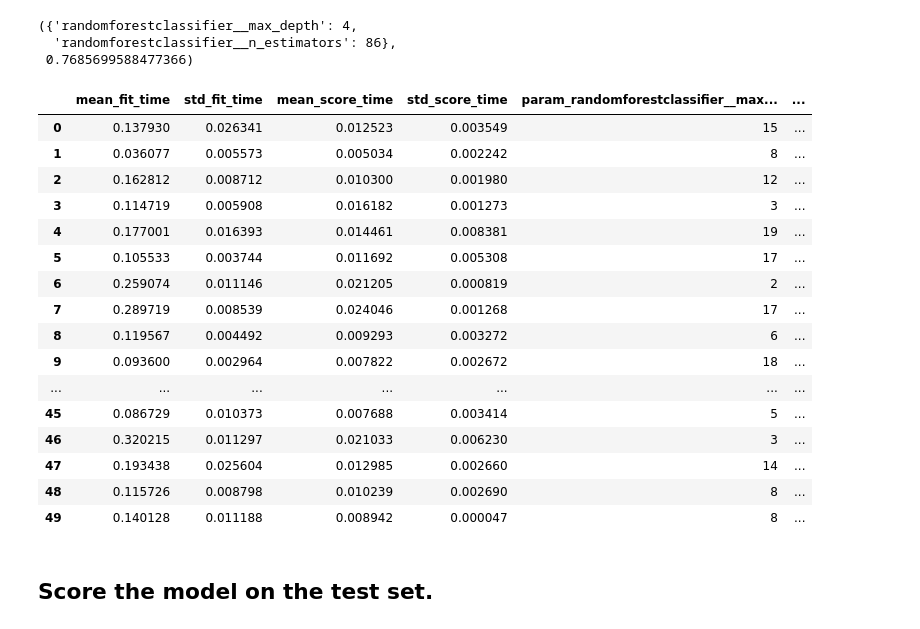
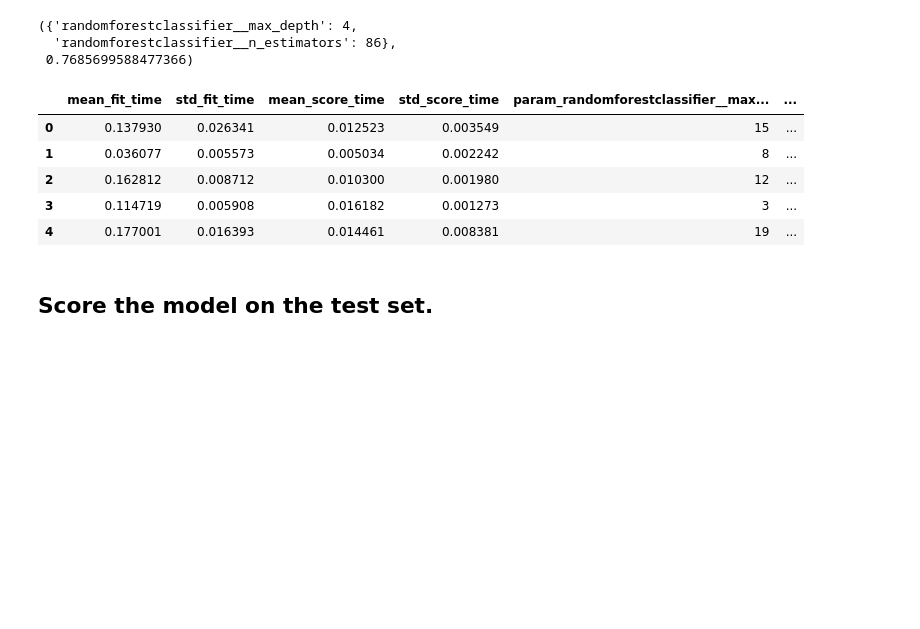
Before and after one commit to maderaroja/Predicting-Heart-Attacks, a Jupyter notebook: DS_EDA.ipynb, the cells around one changed output. Drawn from its saved outputs; the diff is of its cells as text; code cells hidden in the pictures; blank space fills up the shorter version.

```diff
--- a/DS_EDA.ipynb
+++ b/DS_EDA.ipynb
@@ -467,25 +461,14 @@ optimal_parameters, optimal_score
   'randomforestclassifier__n_estimators': 86},
  0.7685699588477366)
 # %%
-pd.DataFrame(random_search.cv_results_)
+pd.DataFrame(random_search.cv_results_).head()
 # %% [output]
 |  | mean_fit_time | std_fit_time | mean_score_time | std_score_time | param_randomforestclassifier__max... | ... |
 | 0 | 0.137930 | 0.026341 | 0.012523 | 0.003549 | 15 | ... |
 | 1 | 0.036077 | 0.005573 | 0.005034 | 0.002242 | 8 | ... |
 | 2 | 0.162812 | 0.008712 | 0.010300 | 0.001980 | 12 | ... |
 | 3 | 0.114719 | 0.005908 | 0.016182 | 0.001273 | 3 | ... |
 | 4 | 0.177001 | 0.016393 | 0.014461 | 0.008381 | 19 | ... |
-| 5 | 0.105533 | 0.003744 | 0.011692 | 0.005308 | 17 | ... |
-| 6 | 0.259074 | 0.011146 | 0.021205 | 0.000819 | 2 | ... |
-| 7 | 0.289719 | 0.008539 | 0.024046 | 0.001268 | 17 | ... |
-| 8 | 0.119567 | 0.004492 | 0.009293 | 0.003272 | 6 | ... |
-| 9 | 0.093600 | 0.002964 | 0.007822 | 0.002672 | 18 | ... |
-| ... | ... | ... | ... | ... | ... | ... |
-| 45 | 0.086729 | 0.010373 | 0.007688 | 0.003414 | 5 | ... |
-| 46 | 0.320215 | 0.011297 | 0.021033 | 0.006230 | 3 | ... |
-| 47 | 0.193438 | 0.025604 | 0.012985 | 0.002660 | 14 | ... |
-| 48 | 0.115726 | 0.008798 | 0.010239 | 0.002690 | 8 | ... |
-| 49 | 0.140128 | 0.011188 | 0.008942 | 0.000047 | 8 | ... |
 # %% [markdown]
 ## Score the model on the test set.
 # %%
```
Also changed, not shown: parts of 3 cells of this notebook.
